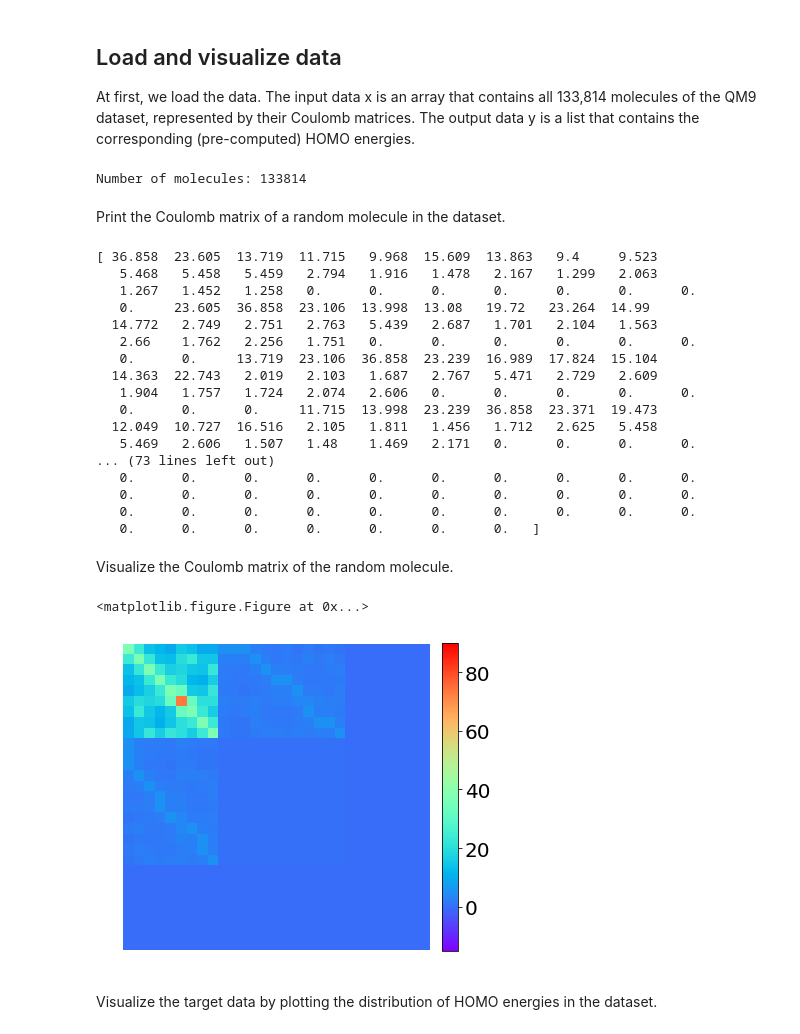
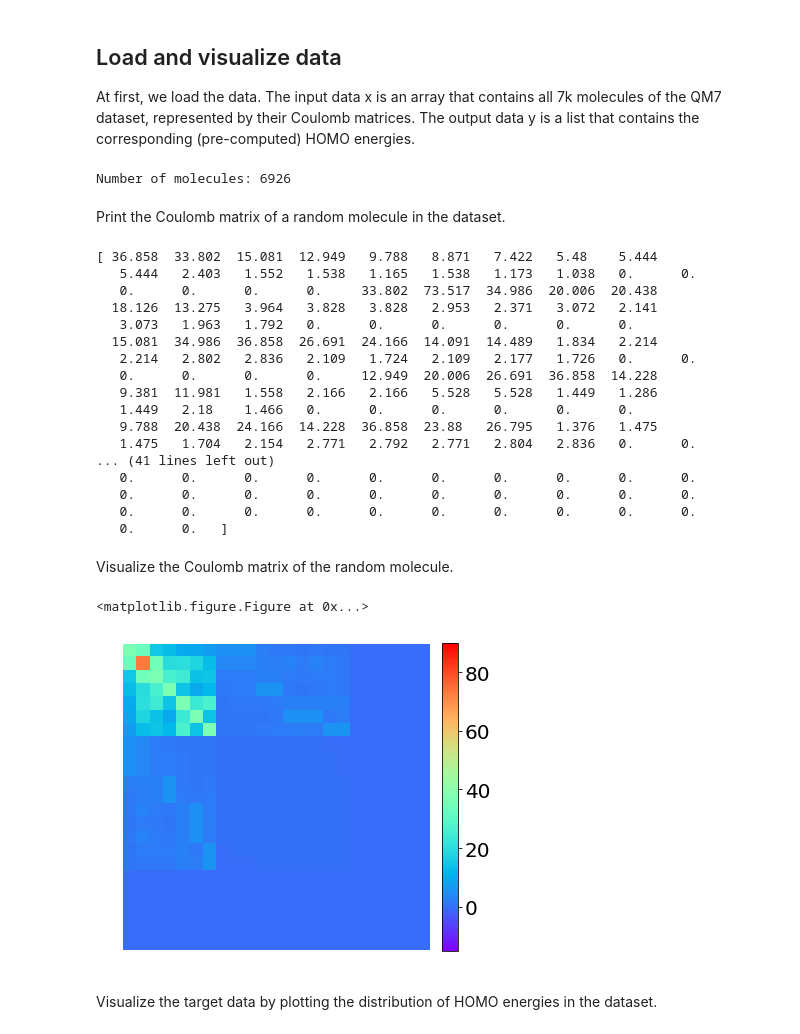
Before and after one commit to nayanvh/krr_tutorial, a Jupyter notebook: krr_homo.ipynb, the cells around one changed output. Saved outputs shown, nothing was run; the diff lists cells and outputs as text; code cells hidden in the pictures.

Commit message:
changed dataset and some  descriptions

```diff
--- a/krr_homo.ipynb
+++ b/krr_homo.ipynb
@@ -24,14 +24,14 @@ from sklearn.metrics import r2_score
 # %% [markdown]
 ## Load and visualize data
 
-At first, we load the data. The input data x is an array that contains all 133,814 molecules of the QM9 dataset, represented by their Coulomb matrices. The output data y is a list that contains the corresponding (pre-computed) HOMO energies.
+At first, we load the data. The input data x is an array that contains all 7k molecules of the QM7 dataset, represented by their Coulomb matrices. The output data y is a list that contains the corresponding (pre-computed) HOMO energies.
 # %%
-x = load_npz("./data/qm9/cm.npz").toarray()
-y = np.genfromtxt("./data/qm9/HOMO.txt")
+x = load_npz("./data/qm7/cm.npz").toarray()
+y = np.genfromtxt("./data/qm7/HOMO.txt")
 
 print("Number of molecules:", len(y))
 # %% [output]
-Number of molecules: 133814
+Number of molecules: 6926
 # %% [markdown]
 Print the Coulomb matrix of a random molecule in the dataset.
 # %%
@@ -39,38 +39,38 @@ rand_mol = random.randint(0, len(y))
 
 print(x[rand_mol])
 # %% [output]
-[ 36.858  23.605  13.719  11.715   9.968  15.609  13.863   9.4     9.523
-   5.468   5.458   5.459   2.794   1.916   1.478   2.167   1.299   2.063
-   1.267   1.452   1.258   0.      0.      0.      0.      0.      0.      0.
-   0.     23.605  36.858  23.106  13.998  13.08   19.72   23.264  14.99
-  14.772   2.749   2.751   2.763   5.439   2.687   1.701   2.104   1.563
-   2.66    1.762   2.256   1.751   0.      0.      0.      0.      0.      0.
-   0.      0.     13.719  23.106  36.858  23.239  16.989  17.824  15.104
-  14.363  22.743   2.019   2.103   1.687   2.767   5.471   2.729   2.609
-   1.904   1.757   1.724   2.074   2.606   0.      0.      0.      0.      0.
-   0.      0.      0.     11.715  13.998  23.239  36.858  23.371  19.473
-  12.049  10.727  16.516   2.105   1.811   1.456   1.712   2.625   5.458
-   5.469   2.606   1.507   1.48    1.469   2.171   0.      0.      0.      0.
-... (73 lines left out)
+[ 36.858  33.802  15.081  12.949   9.788   8.871   7.422   5.48    5.444
+   5.444   2.403   1.552   1.538   1.165   1.538   1.173   1.038   0.      0.
+   0.      0.      0.      0.     33.802  73.517  34.986  20.006  20.438
+  18.126  13.275   3.964   3.828   3.828   2.953   2.371   3.072   2.141
+   3.073   1.963   1.792   0.      0.      0.      0.      0.      0.
+  15.081  34.986  36.858  26.691  24.166  14.091  14.489   1.834   2.214
+   2.214   2.802   2.836   2.109   1.724   2.109   2.177   1.726   0.      0.
+   0.      0.      0.      0.     12.949  20.006  26.691  36.858  14.228
+   9.381  11.981   1.558   2.166   2.166   5.528   5.528   1.449   1.286
+   1.449   2.18    1.466   0.      0.      0.      0.      0.      0.
+   9.788  20.438  24.166  14.228  36.858  23.88   26.795   1.376   1.475
+   1.475   1.704   2.154   2.771   2.792   2.771   2.804   2.836   0.      0.
+... (41 lines left out)
    0.      0.      0.      0.      0.      0.      0.      0.      0.      0.
    0.      0.      0.      0.      0.      0.      0.      0.      0.      0.
    0.      0.      0.      0.      0.      0.      0.      0.      0.      0.
-   0.      0.      0.      0.      0.      0.      0.   ]
+   0.      0.   ]
 # %% [markdown]
 Visualize the Coulomb matrix of the random molecule.
 # %%
-shape = (29, 29)
+shape = (23, 23)
 mat = x[rand_mol].reshape(shape)
 
 plt.figure()
 plt.figure(figsize = (6,6))
 plt.imshow(mat, origin="upper", cmap='rainbow', vmin=-15, vmax=90, interpolation='nearest')
 plt.colorbar(fraction=0.046, pad=0.04).ax.tick_params(labelsize=20)
 plt.axis('off')
 plt.show()
 # %% [output]
 <matplotlib.figure.Figure at 0x...>
-[figure, old version]
+[figure, new version]
 # %% [markdown]
 Visualize the target data by plotting the distribution of HOMO energies in the dataset.
 # %%
```
Also changed, not shown: parts of 8 cells of this notebook.
